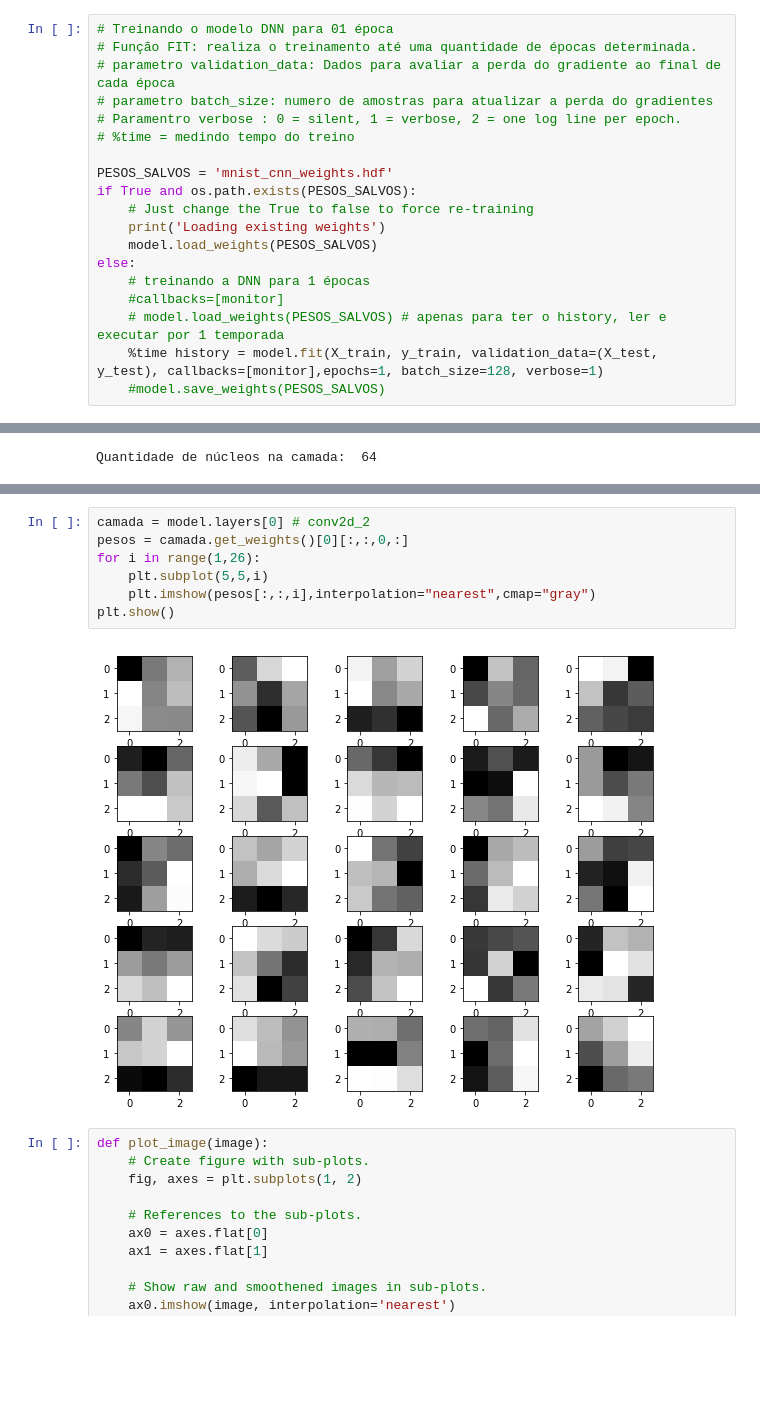
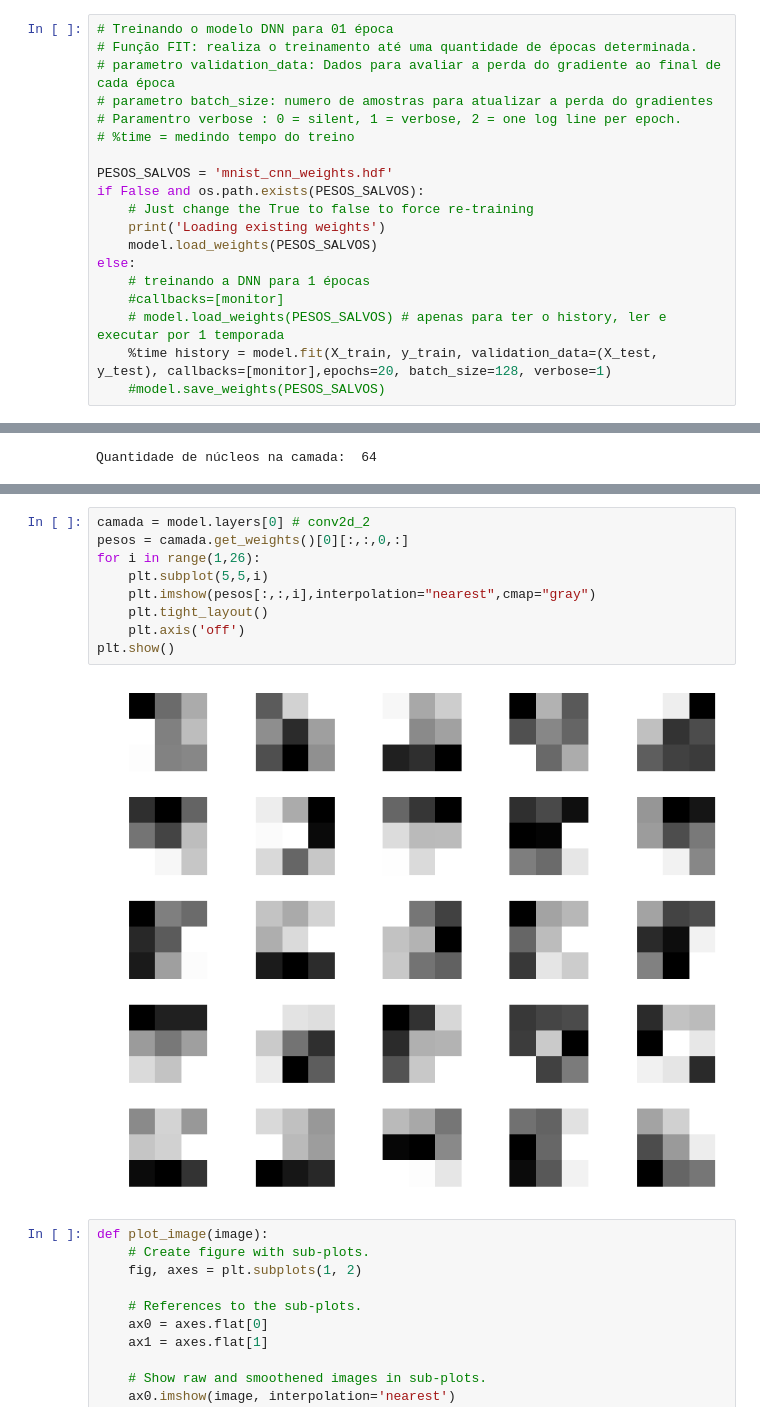
Before and after one commit to diogenesd/mnist, a Jupyter notebook: MNIST-ConvNet.ipynb, the cells around one changed output, grey strips where cells are left out. Cells and saved outputs as stored; diff of their text form; blank space fills up the shorter version.

```diff
--- a/MNIST-ConvNet.ipynb
+++ b/MNIST-ConvNet.ipynb
@@ -426,7 +426,7 @@ checkpoint = ModelCheckpoint('melhor_modelo_treinado.h5',  # nome para o modelo
 # %time = medindo tempo do treino
 
 PESOS_SALVOS = 'mnist_cnn_weights.hdf'
-if True and os.path.exists(PESOS_SALVOS):
+if False and os.path.exists(PESOS_SALVOS):
     # Just change the True to false to force re-training
     print('Loading existing weights')
     model.load_weights(PESOS_SALVOS)
@@ -434,6 +434,6 @@ else:
     # treinando a DNN para 1 épocas
     #callbacks=[monitor]
     # model.load_weights(PESOS_SALVOS) # apenas para ter o history, ler e executar por 1 temporada
-    %time history = model.fit(X_train, y_train, validation_data=(X_test, y_test), callbacks=[monitor],epochs=1, batch_size=128, verbose=1)
+    %time history = model.fit(X_train, y_train, validation_data=(X_test, y_test), callbacks=[monitor],epochs=20, batch_size=128, verbose=1)
     #model.save_weights(PESOS_SALVOS)
 # %% [output]
@@ -868,12 +918,14 @@ Quantidade de núcleos na imagem:  64
 # %%
 camada = model.layers[0] # conv2d_2
 pesos = camada.get_weights()[0][:,:,0,:]
 for i in range(1,26):
     plt.subplot(5,5,i)
     plt.imshow(pesos[:,:,i],interpolation="nearest",cmap="gray")
+    plt.tight_layout()
+    plt.axis('off')
 plt.show()
 # %% [output]
-[figure, old version]
+[figure, new version]
 # %%
 def plot_image(image):
     # Create figure with sub-plots.
```
Also changed, not shown: parts of 33 cells of this notebook, 3 other files.
